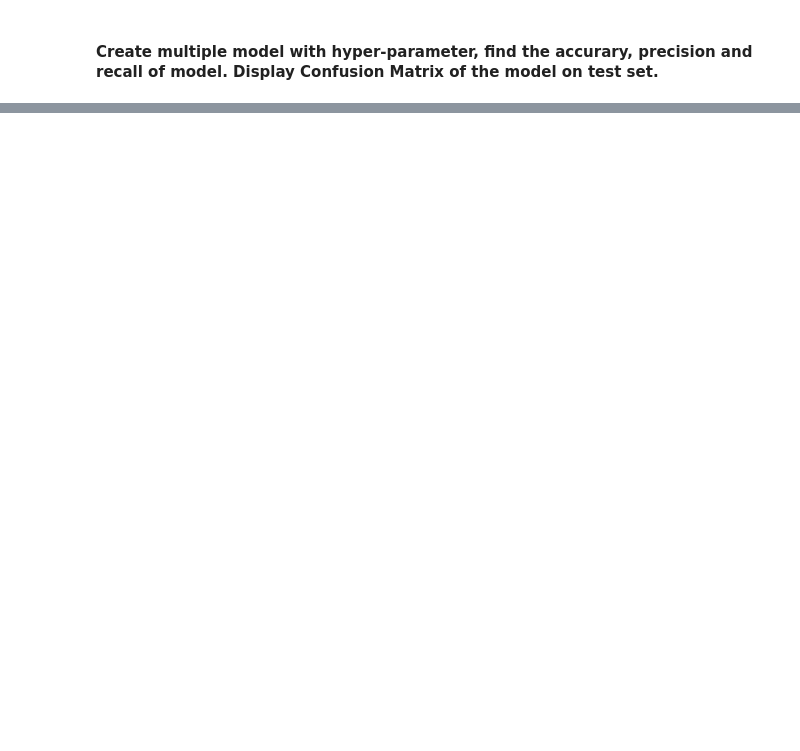
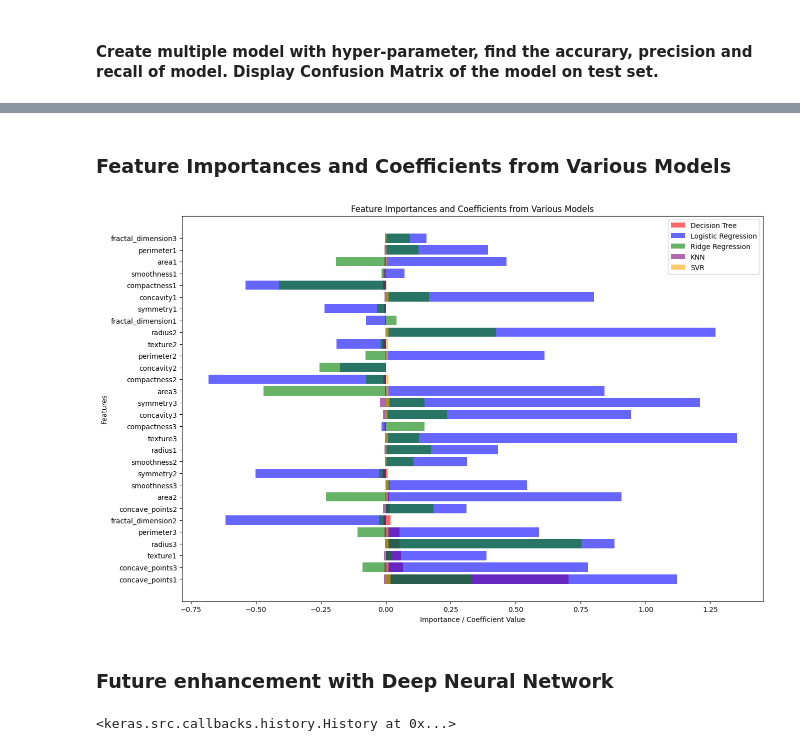
Before and after one commit to ansumanpahari/capstone, a Jupyter notebook: Capstone.ipynb, the cells around one changed output, grey strips where cells are left out. Cells and saved outputs as stored; diff of their text form; code cells hidden in the pictures; blank space fills up the shorter version.

```diff
--- a/Capstone.ipynb
+++ b/Capstone.ipynb
@@ -303,0 +361,6 @@ results_df
+# %%
+result_knn = permutation_importance(best_models[2][1], X_test, y_test, n_repeats=10, random_state=42, n_jobs=-1)
+perm_importances_knn = pd.DataFrame({'feature': X_test.columns, 'importance': result_knn.importances_mean})
+perm_importances_knn = perm_importances_knn.sort_values(by='importance', ascending=False)
+print("\nPermutation Importance from KNN:")
+print(perm_importances_knn)
@@ -303,0 +414,8 @@ results_df
+# %%
+tree_pipe = best_models[4][1]
+tree_model = tree_pipe['decisiontree']
+importances_tree = tree_model.feature_importances_
+feature_importance_tree_df = pd.DataFrame({'feature': X_train.columns, 'importance': importances_tree})
+feature_importance_tree_df = feature_importance_tree_df.sort_values(by='importance', ascending=False)
+print("\nFeature Importance from Decision Tree:")
+print(feature_importance_tree_df)
@@ -303,0 +440,30 @@ results_df
+# %% [markdown]
+### Feature Importances and Coefficients from Various Models
+# %%
+#Plotting the feature importances and coefficients
+plt.figure(figsize=(15, 10))
+
+# Plot Decision Tree feature importance
+plt.barh(feature_importance_tree_df['feature'], feature_importance_tree_df['importance'], color='red', alpha=0.6, label='Decision Tree')
+
+# Plot Logistic Regression coefficients
+plt.barh(coefficients_logistic_df['feature'], coefficients_logistic_df['coefficient'], color='blue', alpha=0.6, label='Logistic Regression')
+
+# Plot Ridge Regression coefficients
+plt.barh(coefficients_ridge_df['feature'], coefficients_ridge_df['coefficient'], color='green', alpha=0.6, label='Ridge Regression')
+
+# Plot KNN permutation importance
+plt.barh(perm_importances_knn['feature'], perm_importances_knn['importance'], color='purple', alpha=0.6, label='KNN')
+
+# Plot SVR permutation importance
+plt.barh(perm_importances_svr['feature'], perm_importances_svr['importance'], color='orange', alpha=0.6, label='SVR')
+
+plt.xlabel('Importance / Coefficient Value')
+plt.ylabel('Features')
+plt.title('Feature Importances and Coefficients from Various Models')
+plt.legend()
+plt.show()
+# %% [output]
+[figure, added]
+# %% [markdown]
+### Future enhancement with Deep Neural Network
@@ -303,0 +492,10 @@ results_df
+# %%
+complex_model = Sequential([
+    Dense(50,activation='relu'),
+    Dense(10,activation='relu'),
+    Dense(1, activation='sigmoid')
+])
+complex_model.compile(optimizer='rmsprop',loss='binary_crossentropy',metrics=['accuracy'])
+complex_model.fit(X_train,y_train,validation_data=(X_test,y_test), epochs=20,batch_size=10, verbose=0)
+# %% [output]
+<keras.src.callbacks.history.History at 0x...>
```
Also changed, not shown: parts of 19 cells of this notebook.
